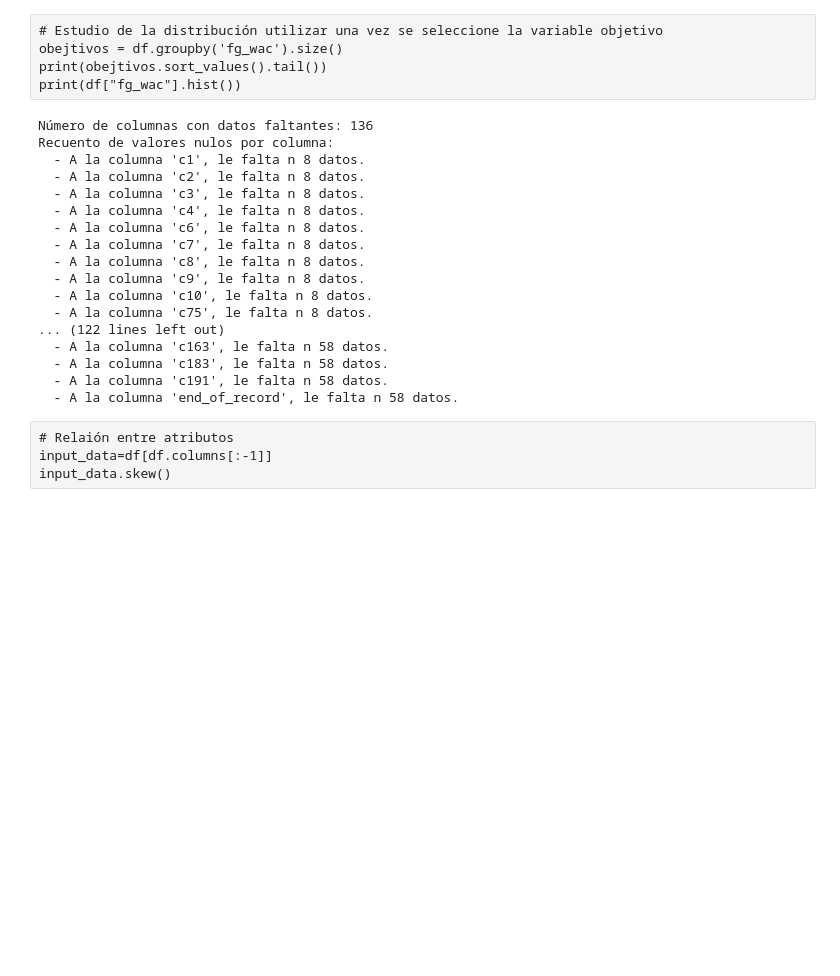
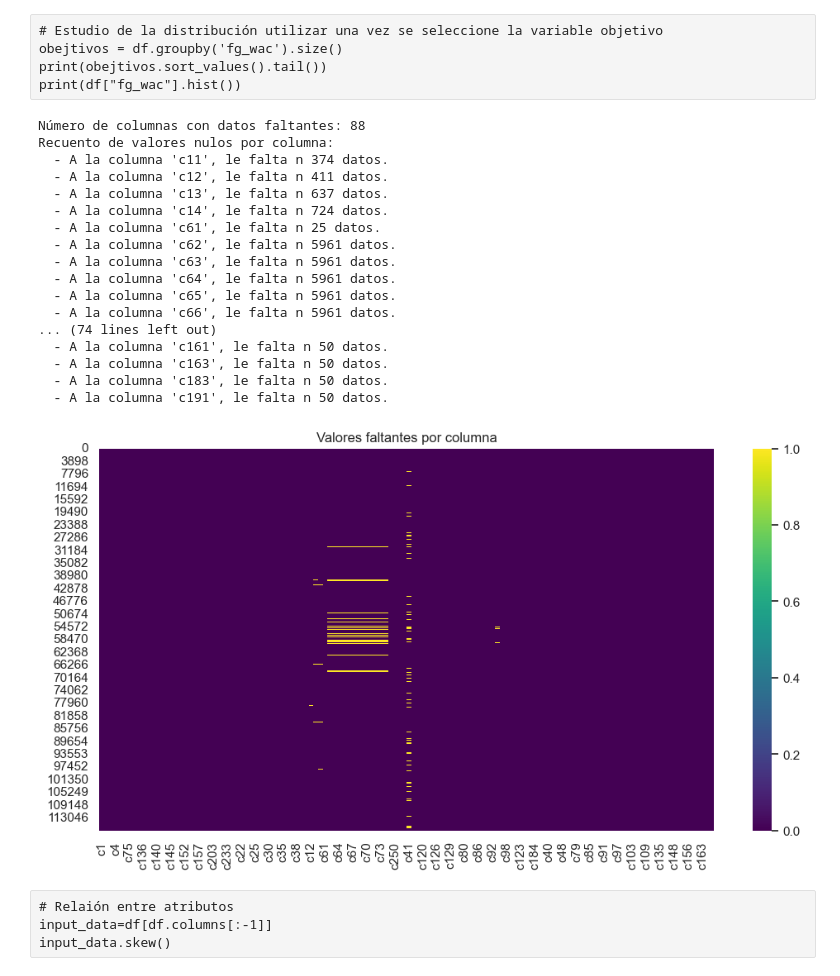
Before and after one commit to Vic-silo/TFM-EIP, a Jupyter notebook: ML-Models/PHA_tratamiento.ipynb, the cells around one changed output. Drawn from its saved outputs; the diff is of its cells as text; code cells hidden in the pictures; blank space fills up the shorter version.

```diff
--- a/ML-Models/PHA_tratamiento.ipynb
+++ b/ML-Models/PHA_tratamiento.ipynb
@@ -80,6 +80,14 @@ print(df["fg_wac"].hist())
 # %%
 # primera eliminación de columnas con muchos datos faltantes
 df = df.dropna(thresh=100000, axis=1)
+df = df.drop(labels='end_of_record', axis=1)
+df = df.drop(labels='c5', axis=1)
+df = df.drop(labels='c6', axis=1)
+df = df.drop(labels='c7', axis=1)
+df = df.drop(labels='c8', axis=1)
+
+#borramos filas con más de 3 datos faltantes
+df = df.dropna(thresh=3)
 # %%
 # Alternativa menos visual para conteo de valores faltantes
 #Pasamos caracteres raros a nan para poder identificarlos
@@ -95,24 +103,41 @@ if miss_values_count.shape[0]:
         p = miss_vals > 1
         print(f"  - A la columna '{name}', le falta {'n ' if p else ''}"
               f"{miss_vals} dato{'s' if p else ''}.")
+
+'''
+filas_con_faltantes = df[df.isnull().sum(axis=1) > 4]
+
+# Mostrar las filas seleccionadas
+print(filas_con_faltantes)
+
+'''
 # %% [output]
-Número de columnas con datos faltantes: 136
+Número de columnas con datos faltantes: 88
 Recuento de valores nulos por columna:
-  - A la columna 'c1', le falta n 8 datos.
-  - A la columna 'c2', le falta n 8 datos.
-  - A la columna 'c3', le falta n 8 datos.
-  - A la columna 'c4', le falta n 8 datos.
-  - A la columna 'c6', le falta n 8 datos.
-  - A la columna 'c7', le falta n 8 datos.
-  - A la columna 'c8', le falta n 8 datos.
-  - A la columna 'c9', le falta n 8 datos.
-  - A la columna 'c10', le falta n 8 datos.
-  - A la columna 'c75', le falta n 8 datos.
-... (122 lines left out)
-  - A la columna 'c163', le falta n 58 datos.
-  - A la columna 'c183', le falta n 58 datos.
-  - A la columna 'c191', le falta n 58 datos.
-  - A la columna 'end_of_record', le falta n 58 datos.
+  - A la columna 'c11', le falta n 374 datos.
+  - A la columna 'c12', le falta n 411 datos.
+  - A la columna 'c13', le falta n 637 datos.
+  - A la columna 'c14', le falta n 724 datos.
+  - A la columna 'c61', le falta n 25 datos.
+  - A la columna 'c62', le falta n 5961 datos.
+  - A la columna 'c63', le falta n 5961 datos.
+  - A la columna 'c64', le falta n 5961 datos.
+  - A la columna 'c65', le falta n 5961 datos.
+  - A la columna 'c66', le falta n 5961 datos.
+... (74 lines left out)
+  - A la columna 'c161', le falta n 50 datos.
+  - A la columna 'c163', le falta n 50 datos.
+  - A la columna 'c183', le falta n 50 datos.
+  - A la columna 'c191', le falta n 50 datos.
+# %%
+# crear el mapa de calor del dataframe con columnas ya eliminadas
+sns.set(style='white')
+plt.figure(figsize=(12, 6))
+sns.heatmap(df.isnull(), cmap='viridis')
+plt.title('Valores faltantes por columna')
+plt.show()
+# %% [output]
+[figure, added]
 # %% [raw]
 # Relaión entre atributos
 input_data=df[df.columns[:-1]]
```
Also changed, not shown: parts of 13 cells of this notebook.
